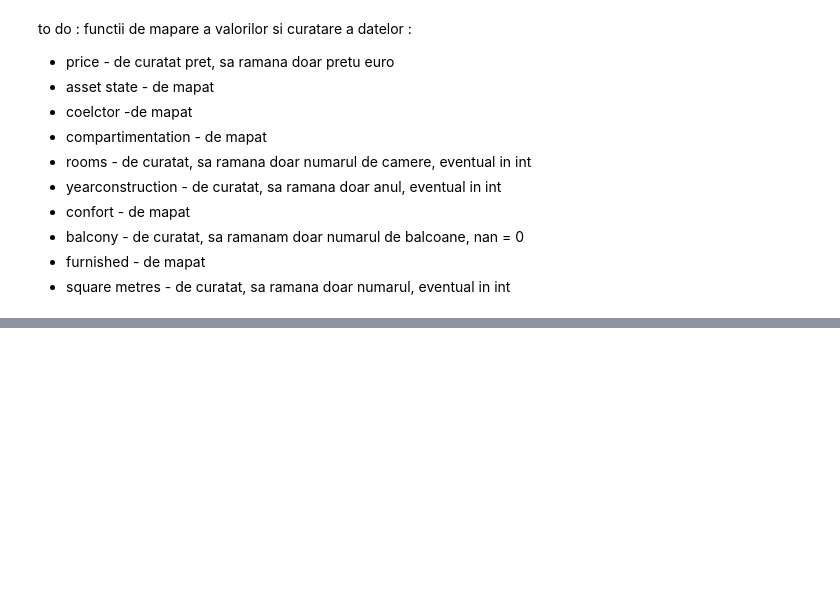
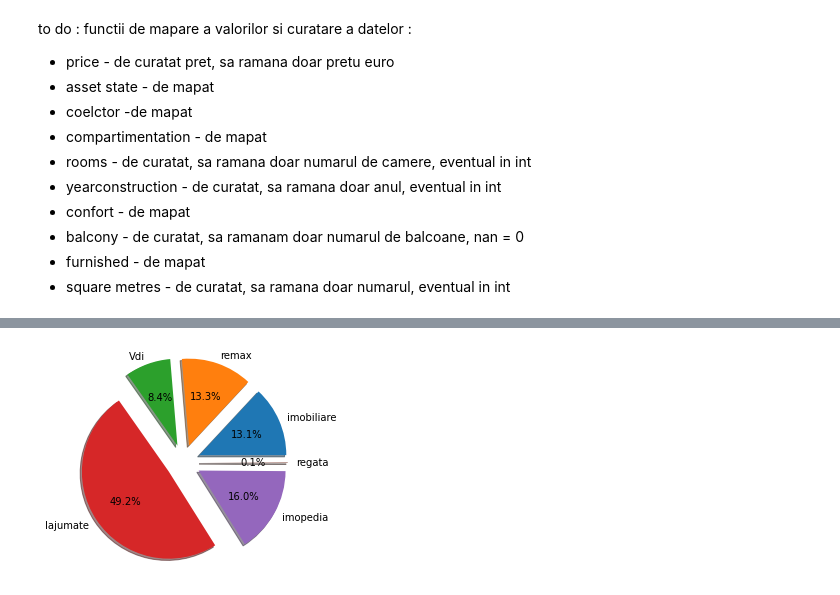
Before and after one commit to Fulea-Andrei/ProjectInfoVisualizationCourse, a Jupyter notebook: info_visualization_project.ipynb, the cells around one changed output, grey strips where cells are left out. Drawn from its saved outputs; the diff is of its cells as text; code cells hidden in the pictures; blank space fills up the shorter version.

```diff
--- a/info_visualization_project.ipynb
+++ b/info_visualization_project.ipynb
@@ -311,0 +355,11 @@ class CleaningDataSet():
+# %%
+size_of_groups=[]
+# create data
+colectors = set(list(national_real_estate_data['colector'].values))
+for colector in colectors:
+  size_of_groups.append(len(national_real_estate_data[national_real_estate_data['colector'] == colector]))
+explode = [0.2] * len(size_of_groups)
+plt.pie(size_of_groups, labels = colectors,  autopct='%.1f%%',  explode=explode, shadow=True)
+plt.show()
+# %% [output]
+[figure, added]
```
Also changed, not shown: parts of 13 cells of this notebook.
